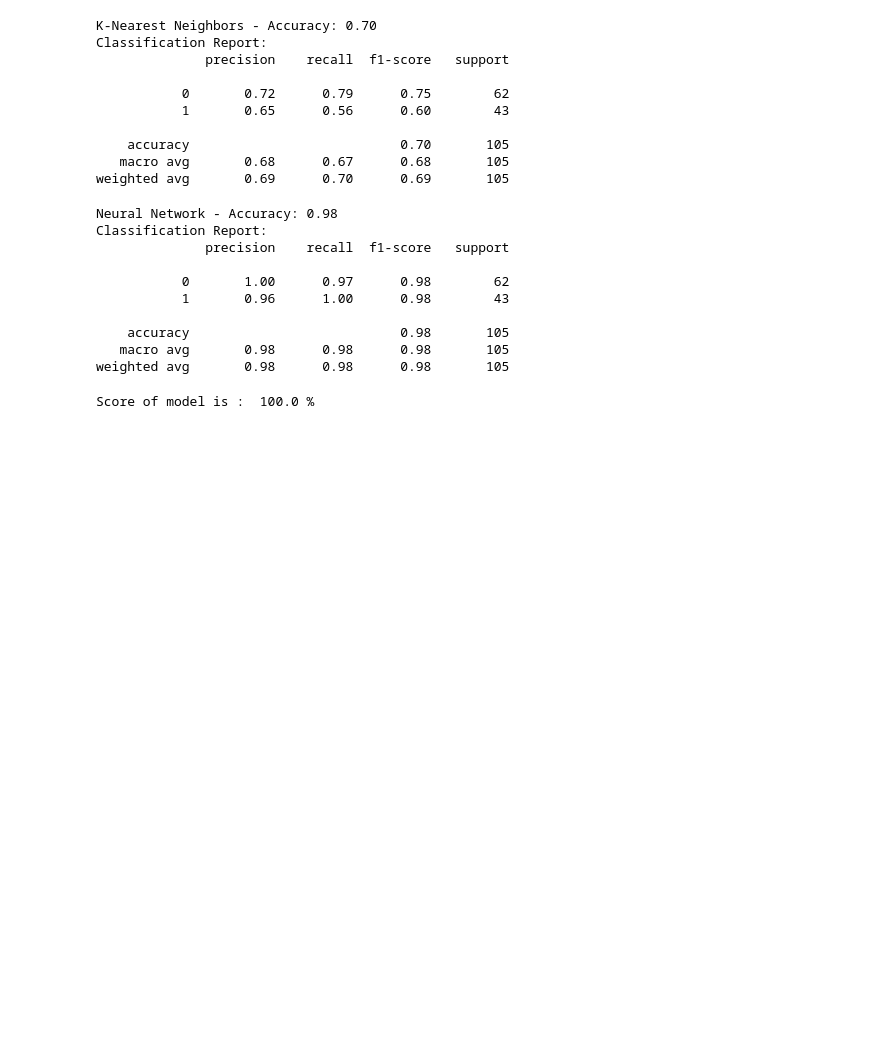
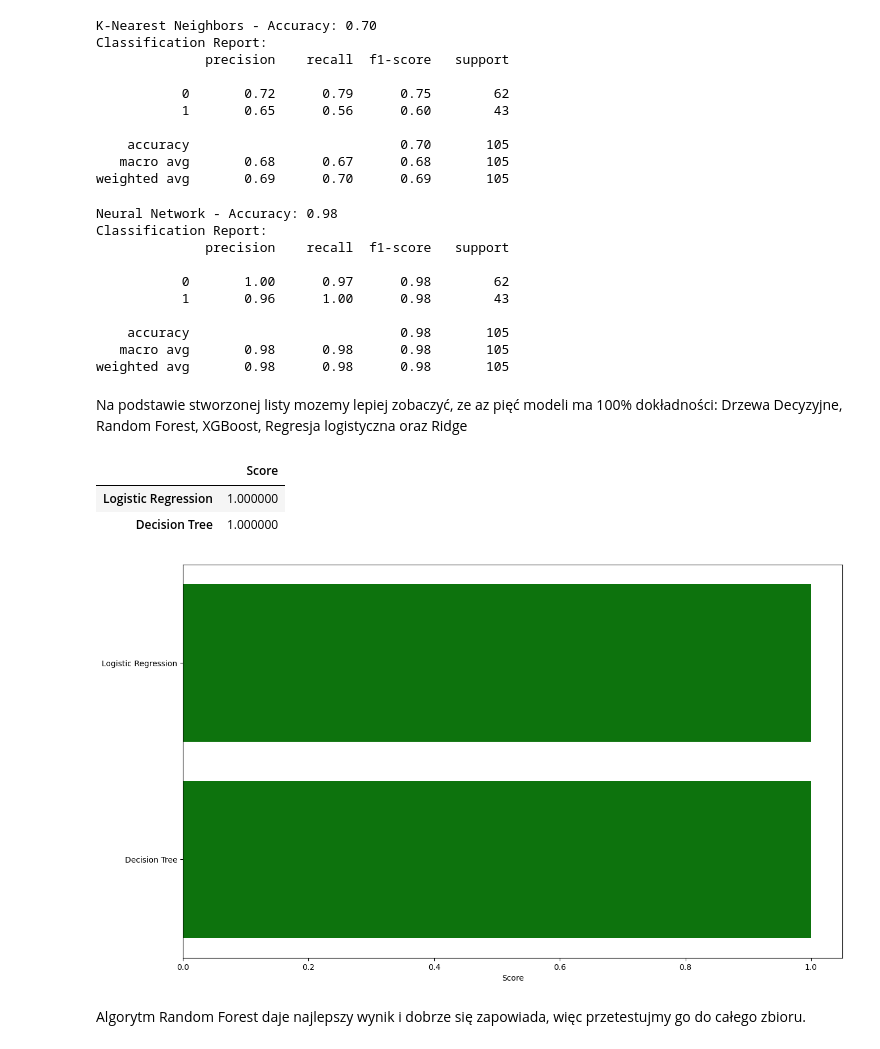
Before and after one commit to Ketinai/MLproject, a Jupyter notebook: project.ipynb, the cells around one changed output. Cells and saved outputs as stored; diff of their text form; code cells hidden in the pictures; blank space fills up the shorter version.

```diff
--- a/project.ipynb
+++ b/project.ipynb
@@ -468,10 +498,30 @@ new_xtest = normal_fit.transform(X_test)
-# %%
-fit_rand = rand.fit(new_xtrain, Y_train)
-#predicting score
-rand_score = rand.score(new_xtest, Y_test)
-print('Score of model is : ', rand_score*100,'%')
-# %% [output]
-Score of model is :  100.0 %
+# %% [markdown]
+Na podstawie stworzonej listy mozemy lepiej zobaczyć, ze az pięć modeli ma 100% dokładności: Drzewa Decyzyjne, Random Forest, XGBoost, Regresja logistyczna oraz Ridge
+# %%
+df_lista = pd.DataFrame([accuracy_results])
+df_lista = df_lista.transpose()
+df_lista = df_lista.rename(columns={0:'Score'}).sort_values(by='Score',ascending=False)
+# %%
+df_lista.style.set_properties(**{'background-color': 'white',
+                                    'color': 'red',
+                                    'border': '0.5px  solid black'})
+# %% [output]
+|  | Score |
+| Logistic Regression | 1.000000 |
+| Decision Tree | 1.000000 |
+# %%
+fig = plt.figure(figsize=(15,9))
+
+ax = sns.barplot(data=df_lista,
+                 y=df_lista.index,
+                 x='Score',
+                 saturation=0.8,
+                 linewidth=0.1,
+                 color = 'green')
+# %% [output]
+[figure, added]
+# %% [markdown]
+Algorytm Random Forest daje najlepszy wynik i dobrze się zapowiada, więc przetestujmy go do całego zbioru.
 # %%
 X_predict = list(rand.predict(X_test))
 predicted_df = {'predicted_values': X_predict,'original_values': Y_test}
```
Also changed, not shown: parts of 64 cells of this notebook.
